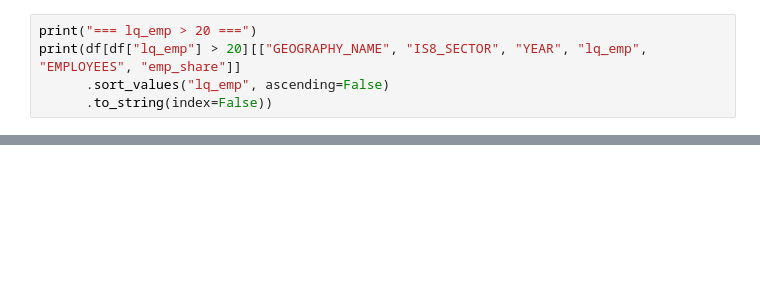
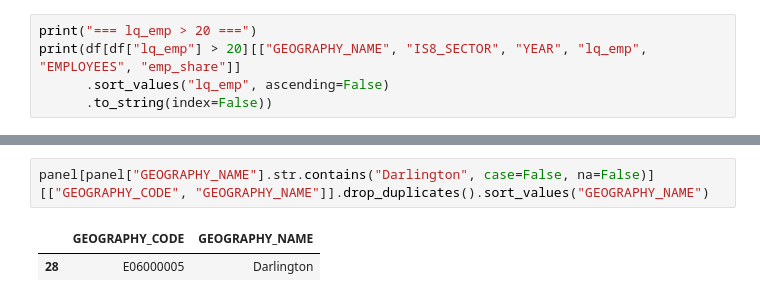
Before and after one commit to Phirtia/Economic_Observatory, a Jupyter notebook: notebooks/Franco/quality_control_processed.ipynb, the cells around one changed output, grey strips where cells are left out. Saved outputs shown, nothing was run; the diff lists cells and outputs as text; blank space fills up the shorter version.

```diff
--- a/notebooks/Franco/quality_control_processed.ipynb
+++ b/notebooks/Franco/quality_control_processed.ipynb
@@ -265,0 +1248,5 @@ print(df[df["lq_emp"] > 20][["GEOGRAPHY_NAME", "IS8_SECTOR", "YEAR", "lq_emp", "
+# %%
+panel[panel["GEOGRAPHY_NAME"].str.contains("Darlington", case=False, na=False)][["GEOGRAPHY_CODE", "GEOGRAPHY_NAME"]].drop_duplicates().sort_values("GEOGRAPHY_NAME")
+# %% [output]
+|  | GEOGRAPHY_CODE | GEOGRAPHY_NAME |
+| 28 | E06000005 | Darlington |
```
Also changed, not shown: parts of 44 cells of this notebook, 21 other files.
